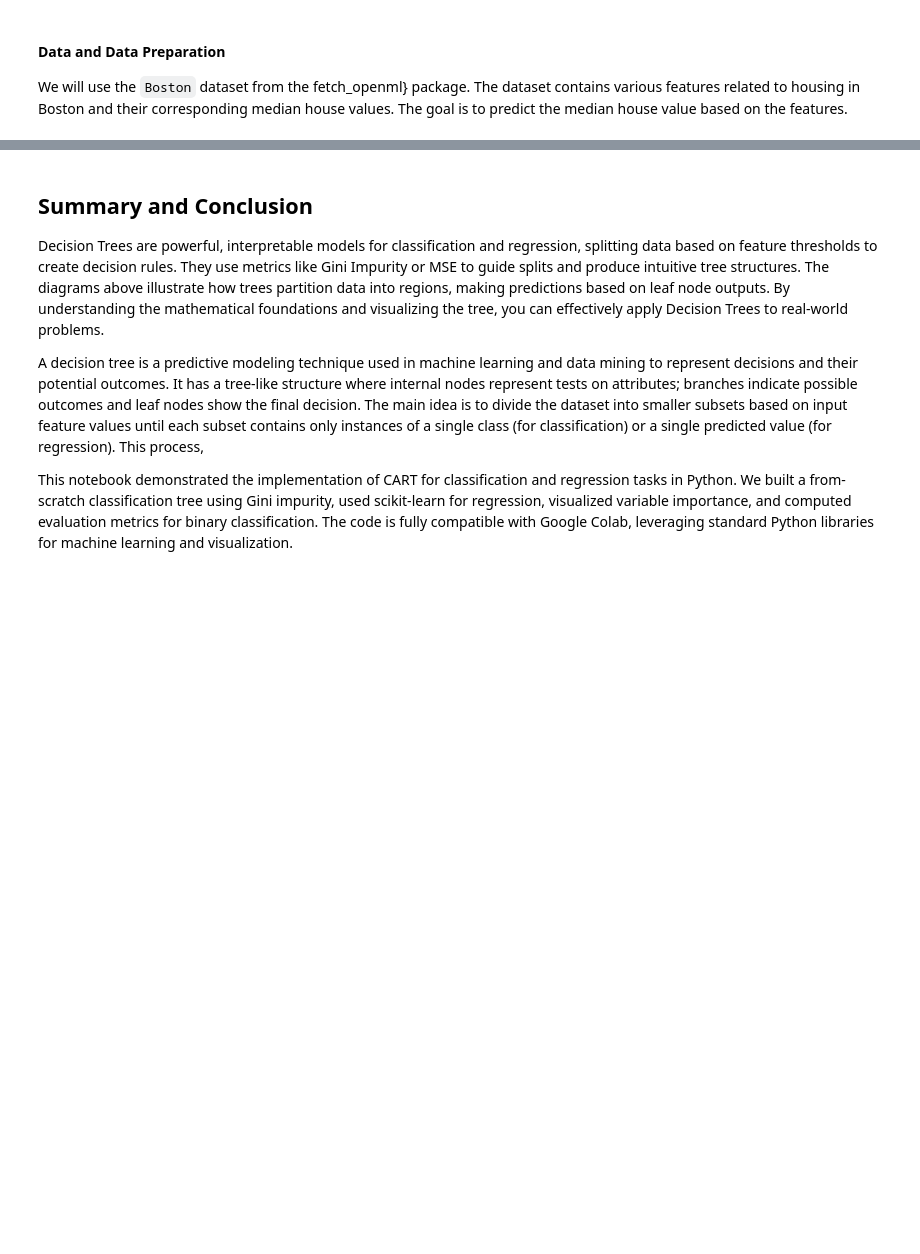
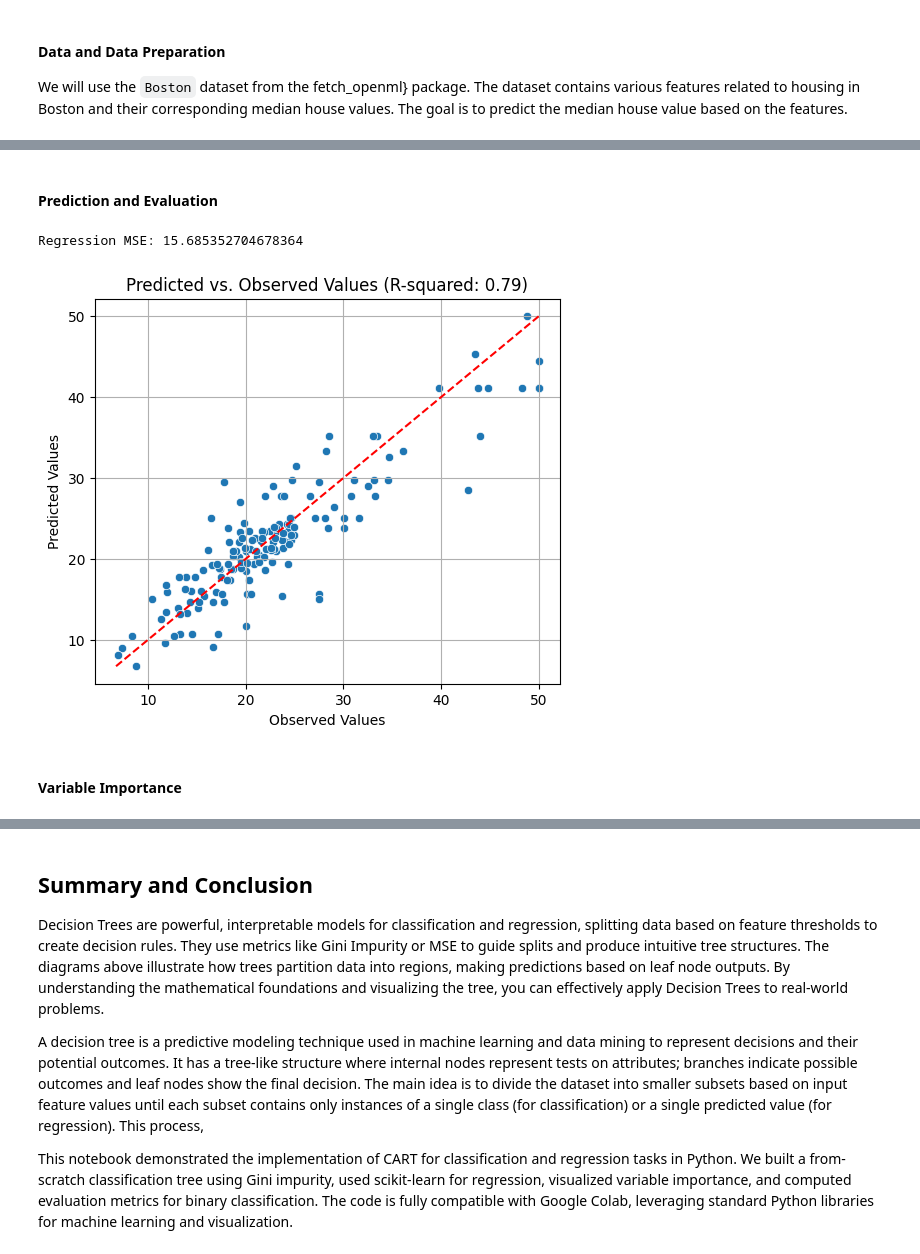
Before and after one commit to zia207/python-colab, a Jupyter notebook: NoteBook/Machine_Learning/Tree_based/03-01-01-01-tree-based-models-decision-tree-cart-python.ipynb, the cells around one changed output, grey strips where cells are left out. Cells and saved outputs as stored; diff of their text form; code cells hidden in the pictures; blank space fills up the shorter version.

```diff
--- a/NoteBook/Machine_Learning/Tree_based/03-01-01-01-tree-based-models-decision-tree-cart-python.ipynb
+++ b/NoteBook/Machine_Learning/Tree_based/03-01-01-01-tree-based-models-decision-tree-cart-python.ipynb
@@ -826,0 +804,35 @@ Regression MSE: 15.685352704678364
+# %% [markdown]
+#### Prediction and Evaluation
+# %%
+# Predict on test data
+predictions = pruned_model.predict(test_data.drop('medv', axis=1))
+
+# Evaluate MSE
+mse = mean_squared_error(test_data['medv'], predictions)
+print(f"Regression MSE: {mse}")
+# %% [output]
+Regression MSE: 15.685352704678364
+# %%
+from sklearn.metrics import r2_score
+
+# Calculate R-squared
+r2 = r2_score(test_data['medv'], predictions)
+
+# Create scatter plot
+plt.figure(figsize=(6, 5))
+sns.scatterplot(x=test_data['medv'], y=predictions)
+plt.title(f'Predicted vs. Observed Values (R-squared: {r2:.2f})')
+plt.xlabel('Observed Values')
+plt.ylabel('Predicted Values')
+plt.grid(True)
+
+# Add a 1:1 line for reference
+max_val = max(test_data['medv'].max(), predictions.max())
+min_val = min(test_data['medv'].min(), predictions.min())
+plt.plot([min_val, max_val], [min_val, max_val], color='red', linestyle='--')
+
+plt.show()
+# %% [output]
+[figure, added]
+# %% [markdown]
+#### Variable Importance
```
Also changed, not shown: parts of 11 cells of this notebook.
